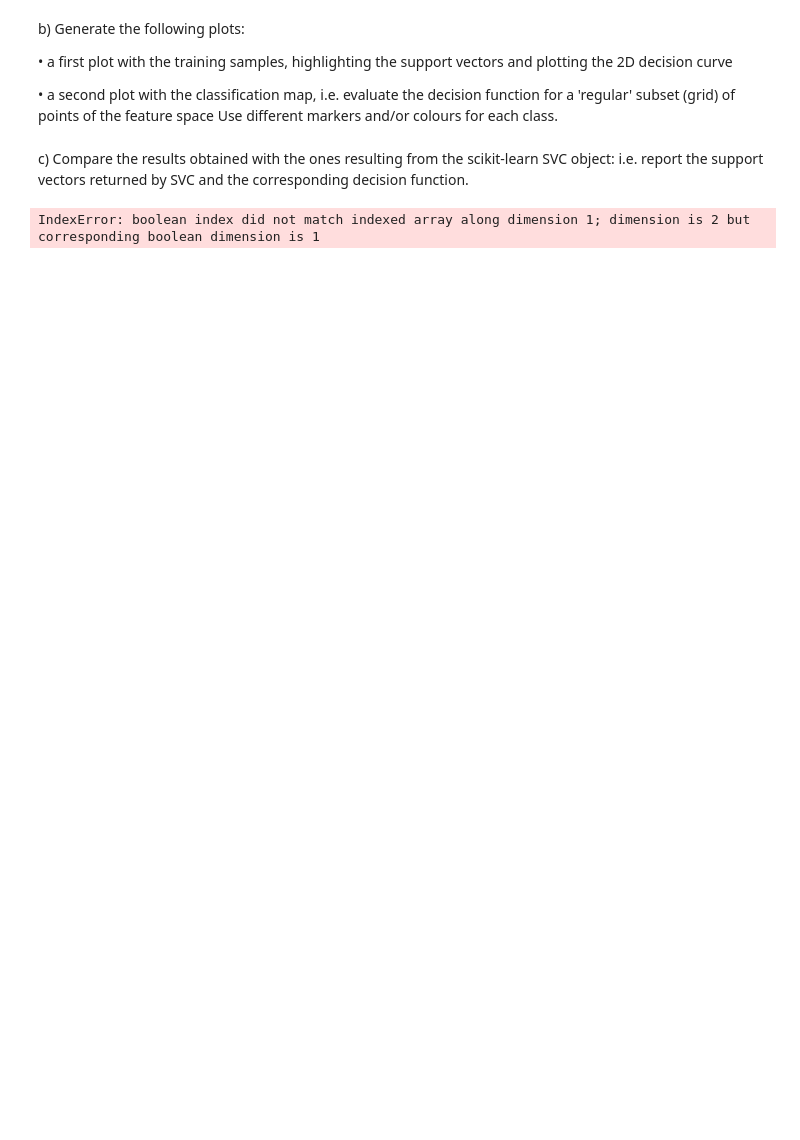
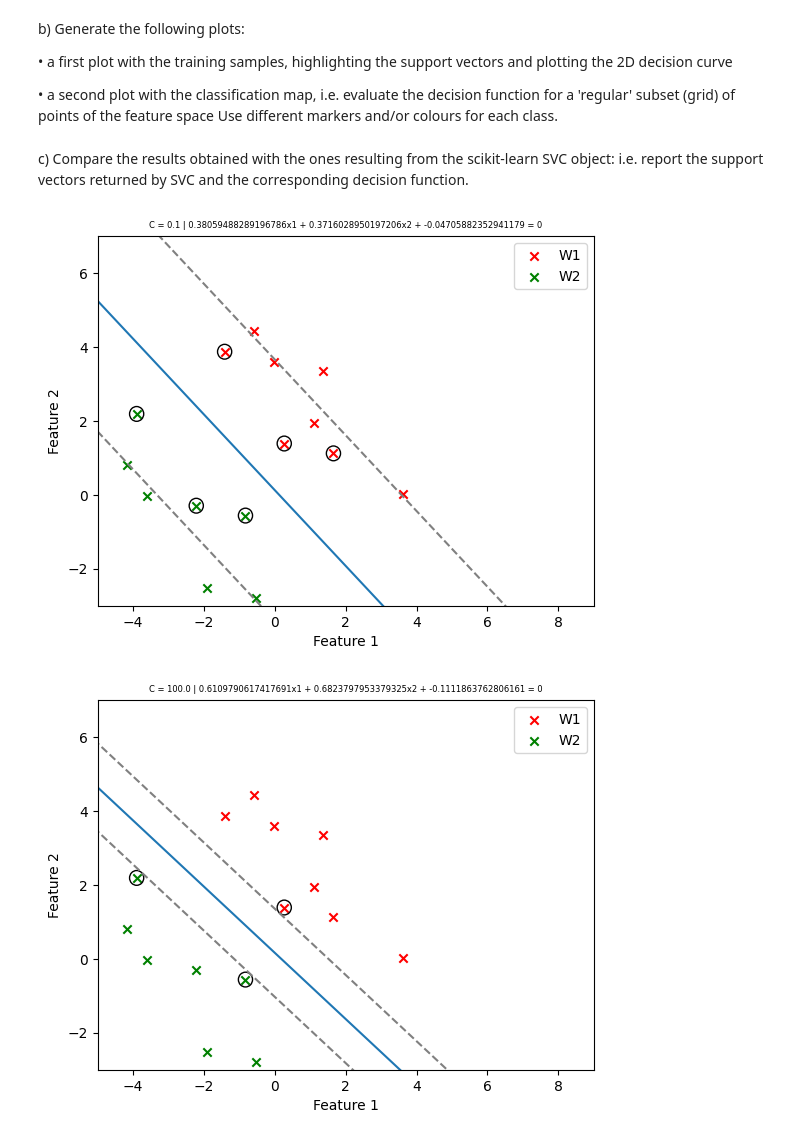
Before and after one commit to pedromartip/Instance-based-learning, a Jupyter notebook: handout_3.ipynb, the cells around one changed output. Drawn from its saved outputs; the diff is of its cells as text; code cells hidden in the pictures; blank space fills up the shorter version.

```diff
--- a/handout_3.ipynb
+++ b/handout_3.ipynb
@@ -34,3 +34,4 @@ task = 1
 data = np.loadtxt('ds'+group+str(task)+'.txt')
 X = data[:,0:2]
 y = data[:,2:3] #CLass labels are 1 for w1 and 0 for w2
+y = np.squeeze(y)
@@ -90,8 +91,8 @@ for C in Cs:
 
     '''Plot the samples'''
     # assuming X is your data and y are your labels
-    X1 = X[y == [1.0]]  # points of class w1
-    X2 = X[y == [0.0]]  # points of class w2
+    X1 = X[y == 1.0]  # points of class w1
+    X2 = X[y == 0.0]  # points of class w2
 
     plt.scatter(X1[:, 0], X1[:, 1], color='red', marker='x', label='W1')  # plot points of class 0
     plt.scatter(X2[:, 0], X2[:, 1], color='green', marker='x', label='W2')  # plot points of class 1
@@ -107,31 +108,32 @@ for C in Cs:
     plt.ylim([-3, 7])
 
     '''Add the decision curve'''
     x_values = np.linspace(-10, 10, 10)
 
     # calculate corresponding y values
     y_values = (-w[0] / w[1]) * x_values - w0[0] / w[1]
 
     '''Add the segmented lines'''
     #Calculate the distance of the segmented line: 1/||w||
     d = 1/np.linalg.norm(w)
 
     # calculate y values for the segmented lines
     y_values_segmented_line1 = y_values + d / np.sqrt(w[0]**2 + w[1]**2)
     y_values_segmented_line2 = y_values - d / np.sqrt(w[0]**2 + w[1]**2)
 
     # add the segmented lines to the plot
     plt.plot(x_values, y_values_segmented_line1, '--', color = 'grey')
     plt.plot(x_values, y_values_segmented_line2, '--', color = 'grey')
 
     # add the line to the plot
     plt.plot(x_values, y_values)
 
 
     plt.xlabel('Feature 1')
     plt.ylabel('Feature 2')
     plt.title(f'C = {C} | {w[0]}x1 + {w[1]}x2 + {w0[0]} = 0', fontsize = 6 )
     plt.legend()
     plt.show()
 # %% [output]
-IndexError: boolean index did not match indexed array along dimension 1; dimension is 2 but corresponding boolean dimension is 1
+[figure, added]
+[figure, added]
```
Also changed, not shown: parts of 2 cells of this notebook.
